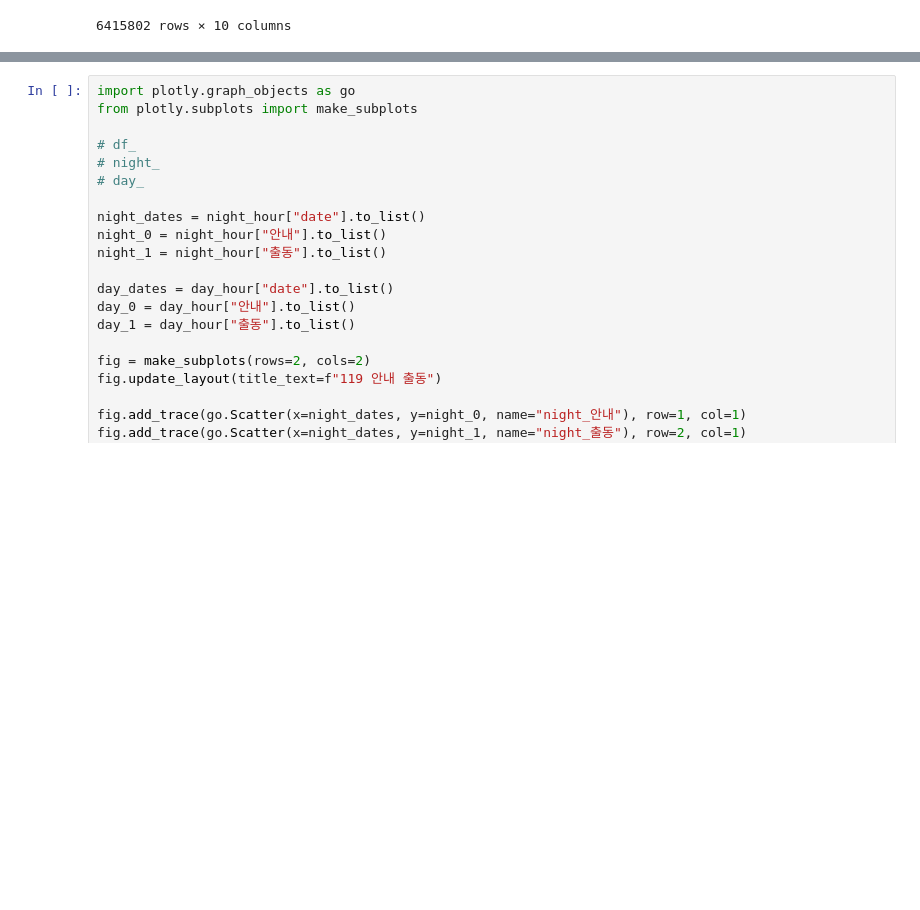
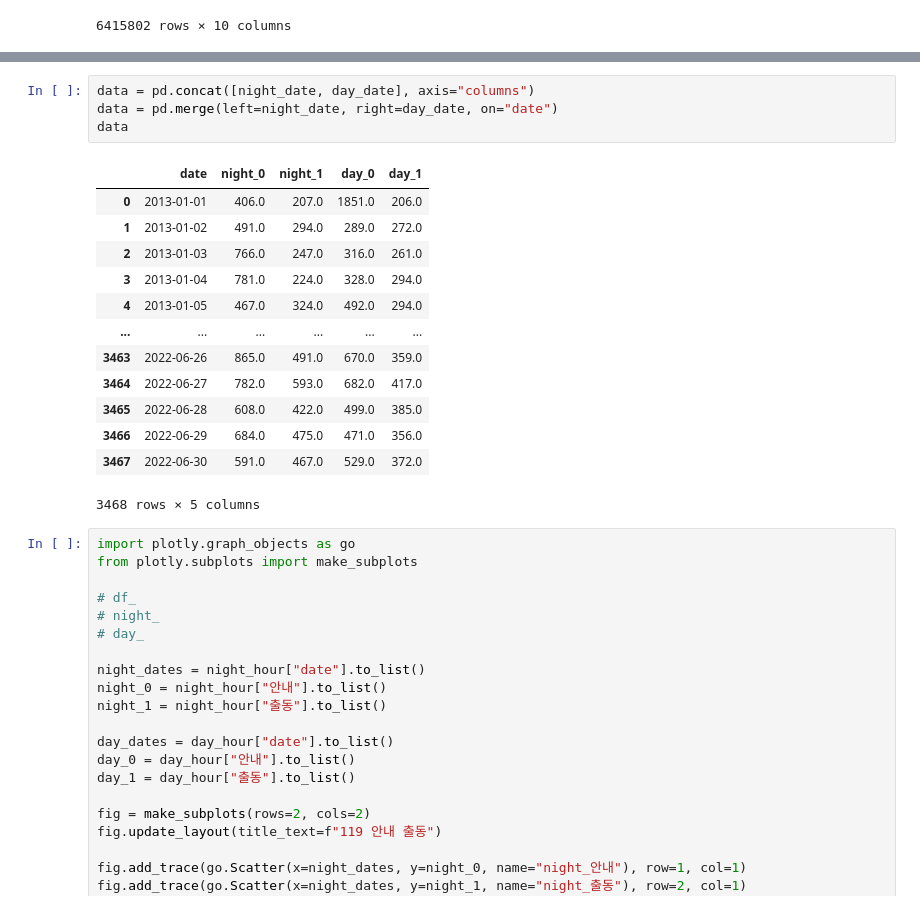
Before and after one commit to CUAGAIN-95/119_calls_prediction, a Jupyter notebook: visualize.ipynb, the cells around one changed output, grey strips where cells are left out. Cells and saved outputs as stored; diff of their text form; blank space fills up the shorter version.

```diff
--- a/visualize.ipynb
+++ b/visualize.ipynb
@@ -142,3 +165,21 @@ day_date.drop([ "안내", "출동"], axis=1, inplace=True)
+# %%
+data = pd.concat([night_date, day_date], axis="columns")
+data = pd.merge(left=night_date, right=day_date, on="date")
+data
+# %% [output]
+|  | date | night_0 | night_1 | day_0 | day_1 |
+| 0 | 2013-01-01 | 406.0 | 207.0 | 1851.0 | 206.0 |
+| 1 | 2013-01-02 | 491.0 | 294.0 | 289.0 | 272.0 |
+| 2 | 2013-01-03 | 766.0 | 247.0 | 316.0 | 261.0 |
+| 3 | 2013-01-04 | 781.0 | 224.0 | 328.0 | 294.0 |
+| 4 | 2013-01-05 | 467.0 | 324.0 | 492.0 | 294.0 |
+| ... | ... | ... | ... | ... | ... |
+| 3463 | 2022-06-26 | 865.0 | 491.0 | 670.0 | 359.0 |
+| 3464 | 2022-06-27 | 782.0 | 593.0 | 682.0 | 417.0 |
+| 3465 | 2022-06-28 | 608.0 | 422.0 | 499.0 | 385.0 |
+| 3466 | 2022-06-29 | 684.0 | 475.0 | 471.0 | 356.0 |
+| 3467 | 2022-06-30 | 591.0 | 467.0 | 529.0 | 372.0 |
+3468 rows × 5 columns
 # %%
 import plotly.graph_objects as go
 from plotly.subplots import make_subplots
```
Also changed, not shown: parts of 5 cells of this notebook, 4 other files.
